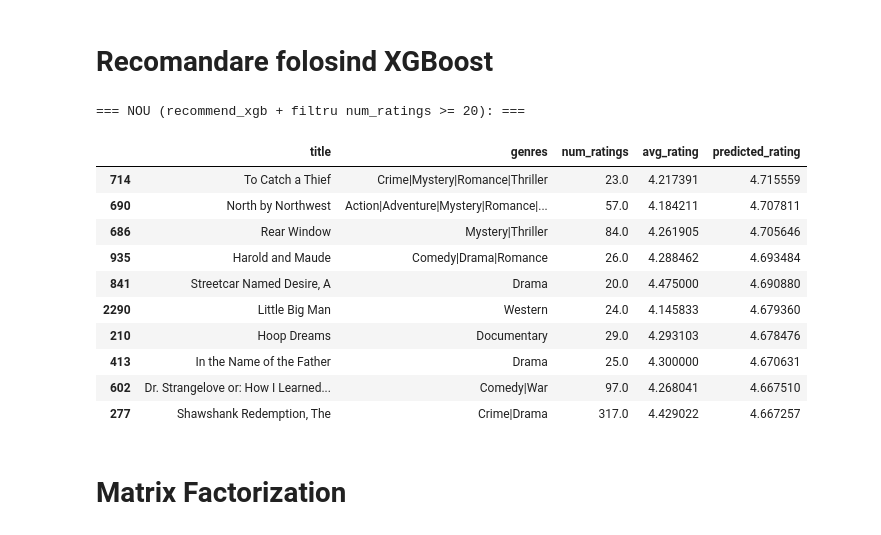
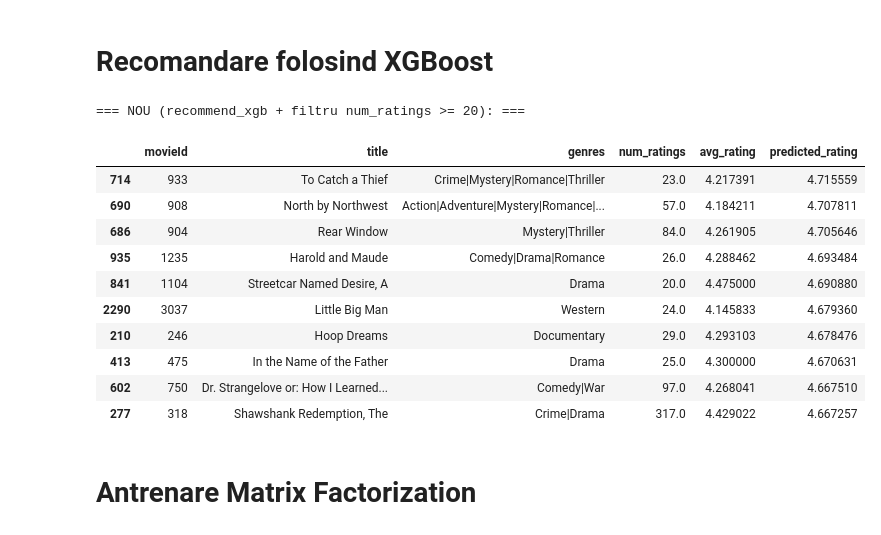
Before and after one commit to Alexandorel/ML-Product-Recommendation, a Jupyter notebook: src/python.ipynb, the cells around one changed output. Drawn from its saved outputs; the diff is of its cells as text; code cells hidden in the pictures.

```diff
--- a/src/python.ipynb
+++ b/src/python.ipynb
@@ -1190,49 +1190,47 @@ def recommend_xgb(user_id=1, n=10, min_num_ratings=20):
 
     user_info = user_stats[user_stats['userId'] == user_id].iloc[0]
 
     # Construiesc X cu toate features_extended
     X = pd.DataFrame({
         'avg_rating': candidates['avg_rating'].values,
         'num_ratings': candidates['num_ratings'].values,
         'user_avg_rating': user_info['user_avg_rating'],
         'user_num_ratings': user_info['user_num_ratings'],
         'year': candidates['year'].values,
         'rating_year': 2018,  # valoare default pentru recomandare
         'rating_month': 7,
         'years_since_release': 2018 - candidates['year'].values,
     })
     for g in top_genres:
         X[f'is_{g}'] = candidates['genres'].str.contains(g).astype(int).values
 
     X = X[features_extended]  # aliniez ordinea coloanelor cu training-ul
 
     candidates['predicted_rating'] = xgb_model.predict(X)
 
     return candidates.nlargest(n, 'predicted_rating')[
-
-        ['title', 'genres', 'num_ratings', 'avg_rating', 'predicted_rating']
-
+        ['movieId', 'title', 'genres', 'num_ratings', 'avg_rating', 'predicted_rating']
     ]
 
 # Test
 print("\
 === NOU (recommend_xgb + filtru num_ratings >= 20): ===")
 display(recommend_xgb(user_id=1, n=10, min_num_ratings=20))
 # %% [output]
 === NOU (recommend_xgb + filtru num_ratings >= 20): ===
-|  | title | genres | num_ratings | avg_rating | predicted_rating |
-| 714 | To Catch a Thief | Crime|Mystery|Romance|Thriller | 23.0 | 4.217391 | 4.715559 |
-| 690 | North by Northwest | Action|Adventure|Mystery|Romance|... | 57.0 | 4.184211 | 4.707811 |
-| 686 | Rear Window | Mystery|Thriller | 84.0 | 4.261905 | 4.705646 |
-| 935 | Harold and Maude | Comedy|Drama|Romance | 26.0 | 4.288462 | 4.693484 |
-| 841 | Streetcar Named Desire, A | Drama | 20.0 | 4.475000 | 4.690880 |
-| 2290 | Little Big Man | Western | 24.0 | 4.145833 | 4.679360 |
-| 210 | Hoop Dreams | Documentary | 29.0 | 4.293103 | 4.678476 |
-| 413 | In the Name of the Father | Drama | 25.0 | 4.300000 | 4.670631 |
-| 602 | Dr. Strangelove or: How I Learned... | Comedy|War | 97.0 | 4.268041 | 4.667510 |
-| 277 | Shawshank Redemption, The | Crime|Drama | 317.0 | 4.429022 | 4.667257 |
+|  | movieId | title | genres | num_ratings | avg_rating | predicted_rating |
+| 714 | 933 | To Catch a Thief | Crime|Mystery|Romance|Thriller | 23.0 | 4.217391 | 4.715559 |
+| 690 | 908 | North by Northwest | Action|Adventure|Mystery|Romance|... | 57.0 | 4.184211 | 4.707811 |
+| 686 | 904 | Rear Window | Mystery|Thriller | 84.0 | 4.261905 | 4.705646 |
+| 935 | 1235 | Harold and Maude | Comedy|Drama|Romance | 26.0 | 4.288462 | 4.693484 |
+| 841 | 1104 | Streetcar Named Desire, A | Drama | 20.0 | 4.475000 | 4.690880 |
+| 2290 | 3037 | Little Big Man | Western | 24.0 | 4.145833 | 4.679360 |
+| 210 | 246 | Hoop Dreams | Documentary | 29.0 | 4.293103 | 4.678476 |
+| 413 | 475 | In the Name of the Father | Drama | 25.0 | 4.300000 | 4.670631 |
+| 602 | 750 | Dr. Strangelove or: How I Learned... | Comedy|War | 97.0 | 4.268041 | 4.667510 |
+| 277 | 318 | Shawshank Redemption, The | Crime|Drama | 317.0 | 4.429022 | 4.667257 |
 # %% [markdown]
-# Matrix Factorization
+# Antrenare Matrix Factorization
 # %%
 import numpy as np
 import pandas as pd
```
Also changed, not shown: parts of 11 cells of this notebook, 6 other files.
